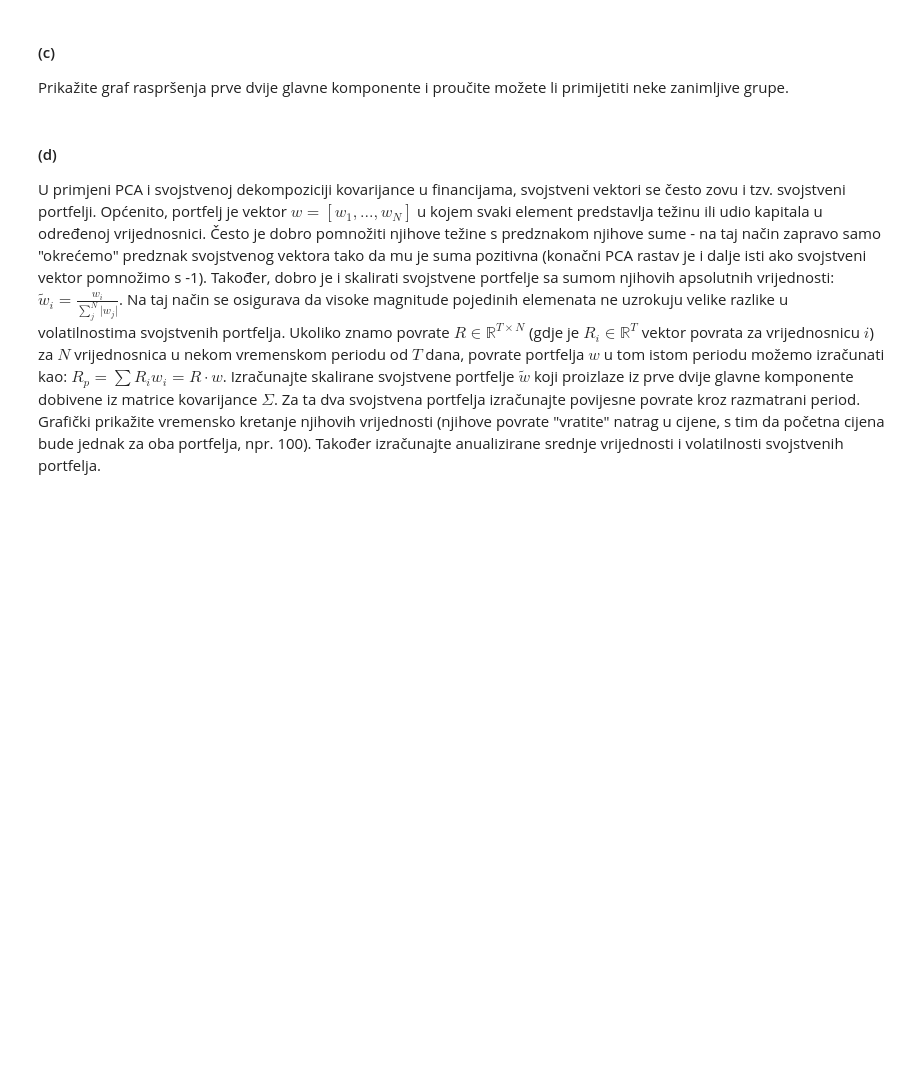
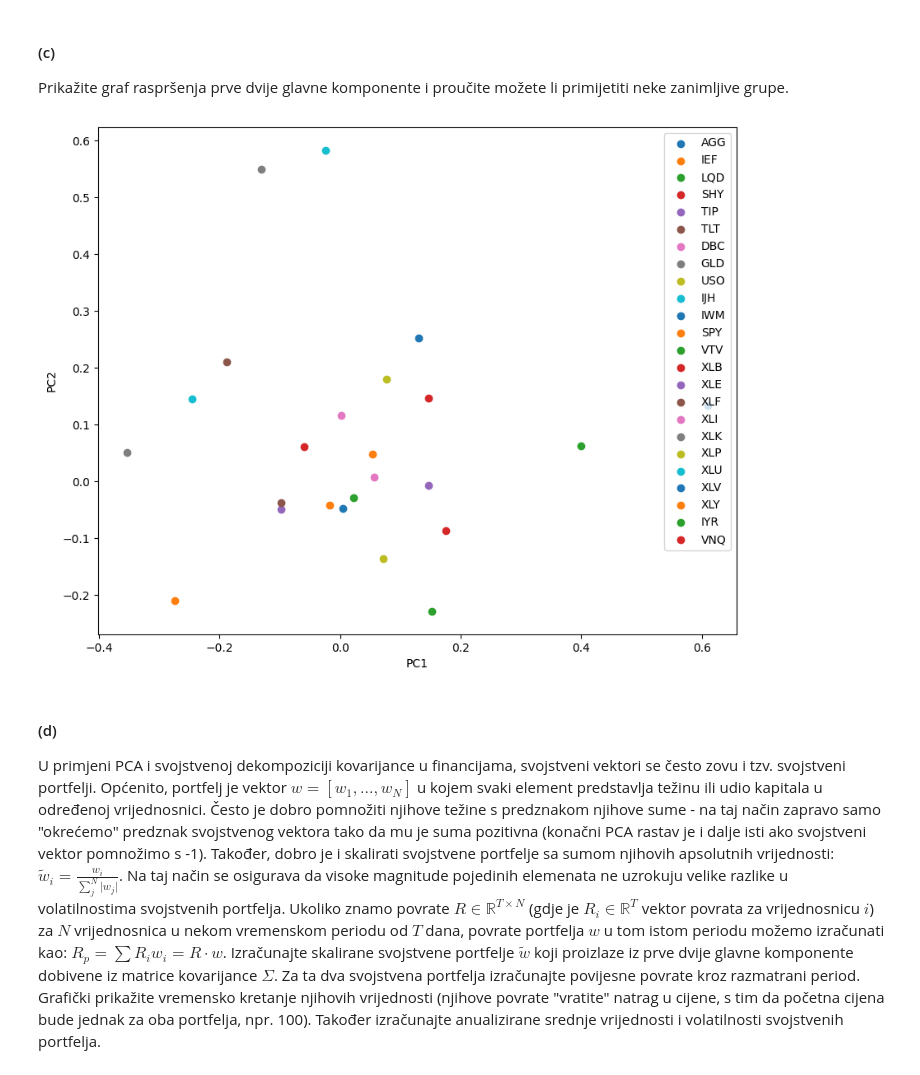
Before and after one commit to sskender/multivariate-data-analysis, a Jupyter notebook: 2023/lab2/SVEN_SKENDER_0036507654.ipynb, the cells around one changed output. Saved outputs shown, nothing was run; the diff lists cells and outputs as text; code cells hidden in the pictures; blank space fills up the shorter version.

```diff
--- a/2023/lab2/SVEN_SKENDER_0036507654.ipynb
+++ b/2023/lab2/SVEN_SKENDER_0036507654.ipynb
@@ -145,6 +181,19 @@ Komponente PCA će u financijama često opisivati neke zajedničke faktore u pod
 Prikažite graf raspršenja prve dvije glavne komponente i proučite možete li primijetiti neke zanimljive grupe.
 # %%
 # <Vaš kôd ovdje>
+
+plt.figure(figsize=(10, 8))
+
+labels = df.columns.tolist()
+for i in range(len(labels)):
+    plt.scatter(components[i, 0], components[i, 1], label=labels[i])
+
+plt.xlabel('PC1')
+plt.ylabel('PC2')
+plt.legend()
+plt.show()
+# %% [output]
+[figure, added]
 # %% [markdown]
 #### (d)
 U primjeni PCA i svojstvenoj dekompoziciji kovarijance u financijama, svojstveni vektori se često zovu i tzv. svojstveni portfelji. Općenito, portfelj je vektor $w = [w_1,...,w_N]$ u kojem svaki element predstavlja težinu ili udio kapitala u određenoj vrijednosnici. Često je dobro pomnožiti njihove težine s predznakom njihove sume - na taj način zapravo samo "okrećemo" predznak svojstvenog vektora tako da mu je suma pozitivna (konačni PCA rastav je i dalje isti ako svojstveni vektor pomnožimo s -1). Također, dobro je i skalirati svojstvene portfelje sa sumom njihovih apsolutnih vrijednosti:
```
Also changed, not shown: parts of 15 cells of this notebook.
